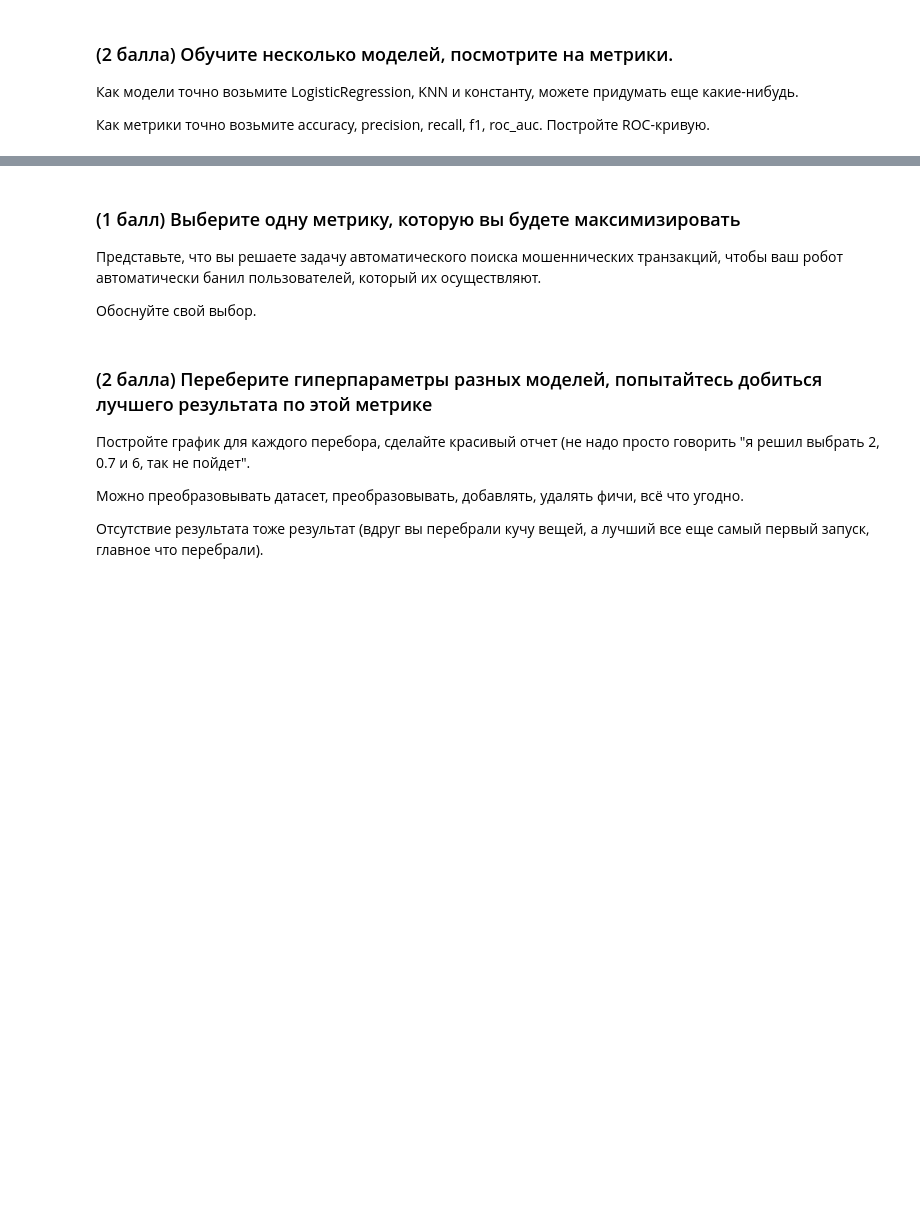
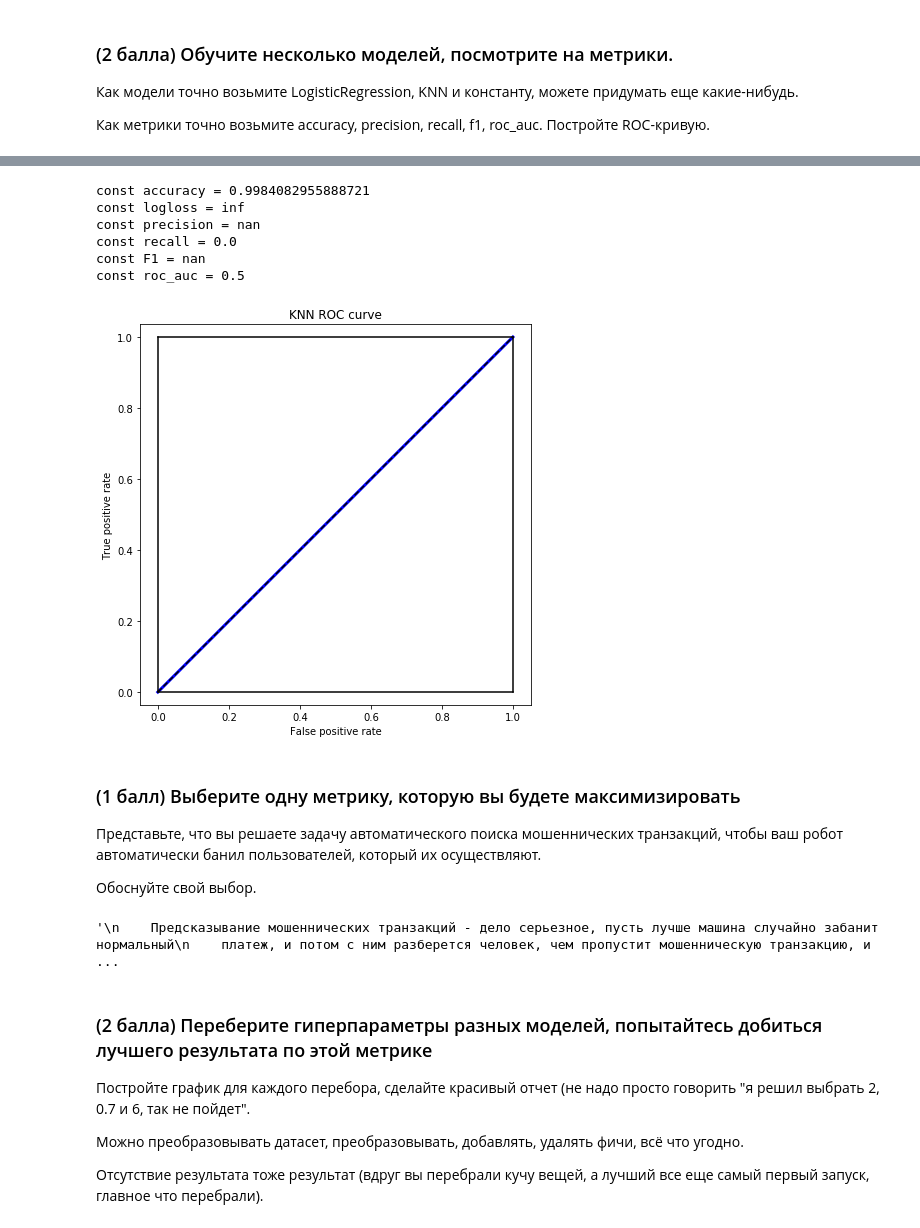
Before and after one commit to Glebochko/Tinkoff-ML-tasks, a Jupyter notebook: lecture 4/4_hw.ipynb, the cells around one changed output, grey strips where cells are left out. Saved outputs shown, nothing was run; the diff lists cells and outputs as text; code cells hidden in the pictures; blank space fills up the shorter version.

```diff
--- a/lecture 4/4_hw.ipynb
+++ b/lecture 4/4_hw.ipynb
@@ -16,0 +22,3 @@
+# %%
+data = pd.read_csv('creditcard.csv')
+data.head()
@@ -21,0 +145,14 @@
+# %%
+y_pred_const = np.zeros(len(X_test))
+y_pred_proba_const = y_pred_const
+
+print_metrics('const', y_test, y_pred_const, y_pred_proba_const)
+ROC_curve('KNN', y_test, y_pred_proba_const)
+# %% [output]
+const accuracy = 0.9984082955888721
+const logloss = inf
+const precision = nan
+const recall = 0.0
+const F1 = nan
+const roc_auc = 0.5
+[figure, added]
@@ -25,6 +164,15 @@
 Представьте, что вы решаете задачу автоматического поиска мошеннических транзакций, чтобы ваш робот автоматически банил пользователей, который их осуществляют.
 
 Обоснуйте свой выбор.
+# %%
+'''
+    Предсказывание мошеннических транзакций - дело серьезное, пусть лучше машина случайно забанит нормальный
+    платеж, и потом с ним разберется человек, чем пропустит мошенническую транзакцию, и произойдет что то плохое.
+    По этому я буду максимизировать метрику Recall, то есть долю правельно предсказанных мошеннических транзакций, среди
+    всех мошеннических транзакций
+'''
+# %% [output]
+'\n    Предсказывание мошеннических транзакций - дело серьезное, пусть лучше машина случайно забанит нормальный\n    платеж, и потом с ним разберется человек, чем пропустит мошенническую транзакцию, и ...
 # %% [markdown]
 ### (2 балла) Переберите гиперпараметры разных моделей, попытайтесь добиться лучшего результата по этой метрике
 
```
Also changed, not shown: parts of 19 cells of this notebook, 1 other file.
